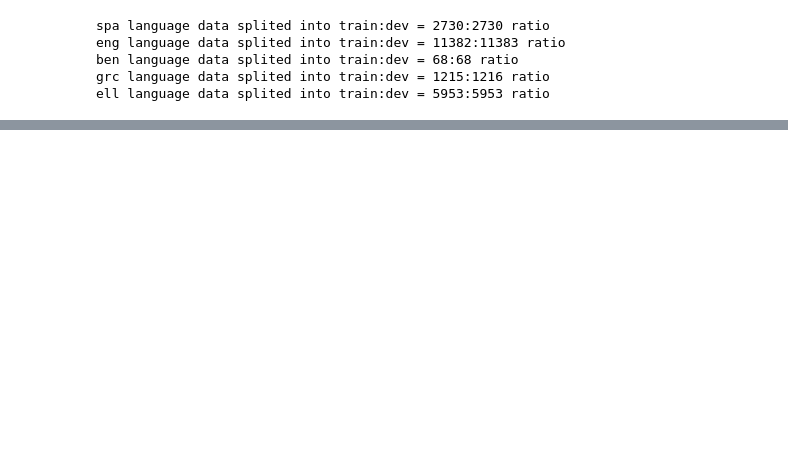
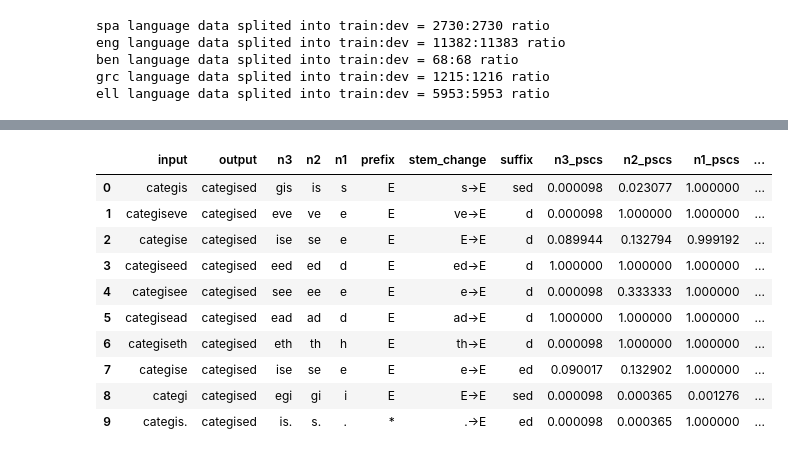
Before and after one commit to faisal-iut/minimal-morpho-inflection, a Jupyter notebook: notebook.ipynb, the cells around one changed output, grey strips where cells are left out. Saved outputs shown, nothing was run; the diff lists cells and outputs as text; code cells hidden in the pictures; blank space fills up the shorter version.

```diff
--- a/notebook.ipynb
+++ b/notebook.ipynb
@@ -89,0 +99,16 @@ m
+# %%
+with open("sample-data/"+L+"/"+L+"-dev-proba.pickle", 'rb') as outp:
+    L_dev_proba = pickle.load(outp)
+L_dev_proba.head(10)
+# %% [output]
+|  | input | output | n3 | n2 | n1 | prefix | stem_change | suffix | n3_pscs | n2_pscs | n1_pscs | ... |
+| 0 | categis | categised | gis | is | s | Ε | s->Ε | sed | 0.000098 | 0.023077 | 1.000000 | ... |
+| 1 | categiseve | categised | eve | ve | e | Ε | ve->Ε | d | 0.000098 | 1.000000 | 1.000000 | ... |
+| 2 | categise | categised | ise | se | e | Ε | Ε->Ε | d | 0.089944 | 0.132794 | 0.999192 | ... |
+| 3 | categiseed | categised | eed | ed | d | Ε | ed->Ε | d | 1.000000 | 1.000000 | 1.000000 | ... |
+| 4 | categisee | categised | see | ee | e | Ε | e->Ε | d | 0.000098 | 0.333333 | 1.000000 | ... |
+| 5 | categisead | categised | ead | ad | d | Ε | ad->Ε | d | 1.000000 | 1.000000 | 1.000000 | ... |
+| 6 | categiseth | categised | eth | th | h | Ε | th->Ε | d | 0.000098 | 1.000000 | 1.000000 | ... |
+| 7 | categise | categised | ise | se | e | Ε | e->Ε | ed | 0.090017 | 0.132902 | 1.000000 | ... |
+| 8 | categi | categised | egi | gi | i | Ε | Ε->Ε | sed | 0.000098 | 0.000365 | 0.001276 | ... |
+| 9 | categis. | categised | is. | s. | . | * | .->Ε | ed | 0.000098 | 0.000365 | 1.000000 | ... |
```
Also changed, not shown: parts of 40 cells of this notebook, 4 other files.
